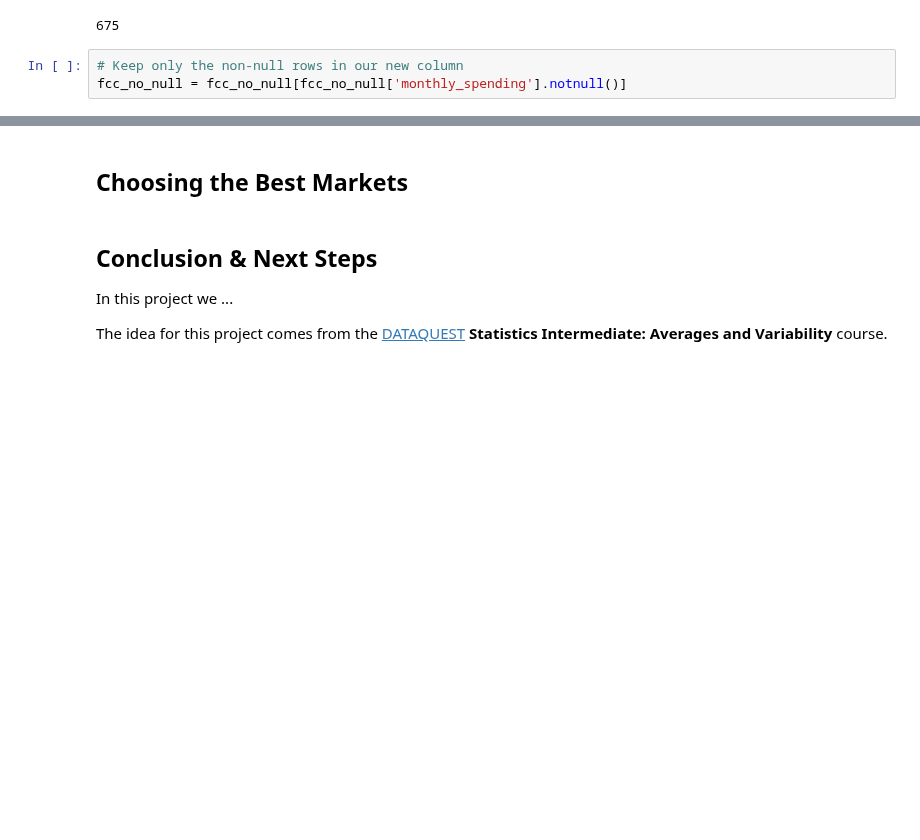
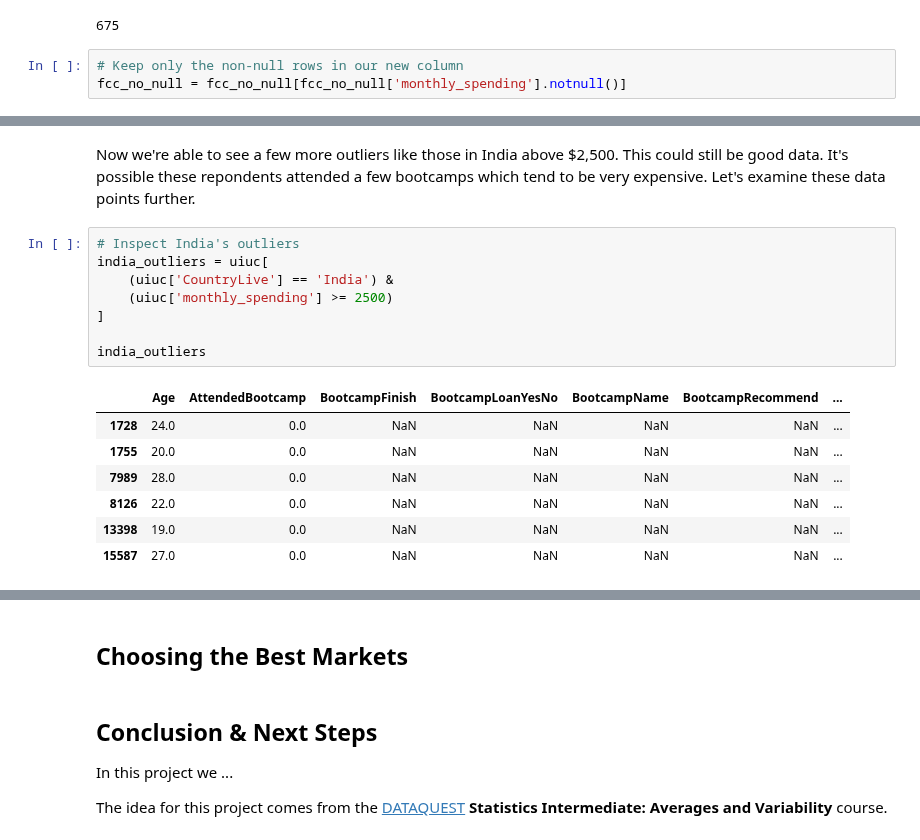
Before and after one commit to branBeckett/data-science-projects, a Jupyter notebook: best-advertising-markets/best-advertising-markets.ipynb, the cells around one changed output, grey strips where cells are left out. Cells and saved outputs as stored; diff of their text form; blank space fills up the shorter version.

```diff
--- a/best-advertising-markets/best-advertising-markets.ipynb
+++ b/best-advertising-markets/best-advertising-markets.ipynb
@@ -164,0 +241,18 @@ Name: CountryLive, dtype: int64
+# %% [markdown]
+Now we're able to see a few more outliers like those in India above $2,500. This could still be good data. It's possible these repondents attended a few bootcamps which tend to be very expensive. Let's examine these data points further.
+# %%
+# Inspect India's outliers
+india_outliers = uiuc[
+    (uiuc['CountryLive'] == 'India') &
+    (uiuc['monthly_spending'] >= 2500)
+]
+
+india_outliers
+# %% [output]
+|  | Age | AttendedBootcamp | BootcampFinish | BootcampLoanYesNo | BootcampName | BootcampRecommend | ... |
+| 1728 | 24.0 | 0.0 | NaN | NaN | NaN | NaN | ... |
+| 1755 | 20.0 | 0.0 | NaN | NaN | NaN | NaN | ... |
+| 7989 | 28.0 | 0.0 | NaN | NaN | NaN | NaN | ... |
+| 8126 | 22.0 | 0.0 | NaN | NaN | NaN | NaN | ... |
+| 13398 | 19.0 | 0.0 | NaN | NaN | NaN | NaN | ... |
+| 15587 | 27.0 | 0.0 | NaN | NaN | NaN | NaN | ... |
```
Also changed, not shown: parts of 21 cells of this notebook.
